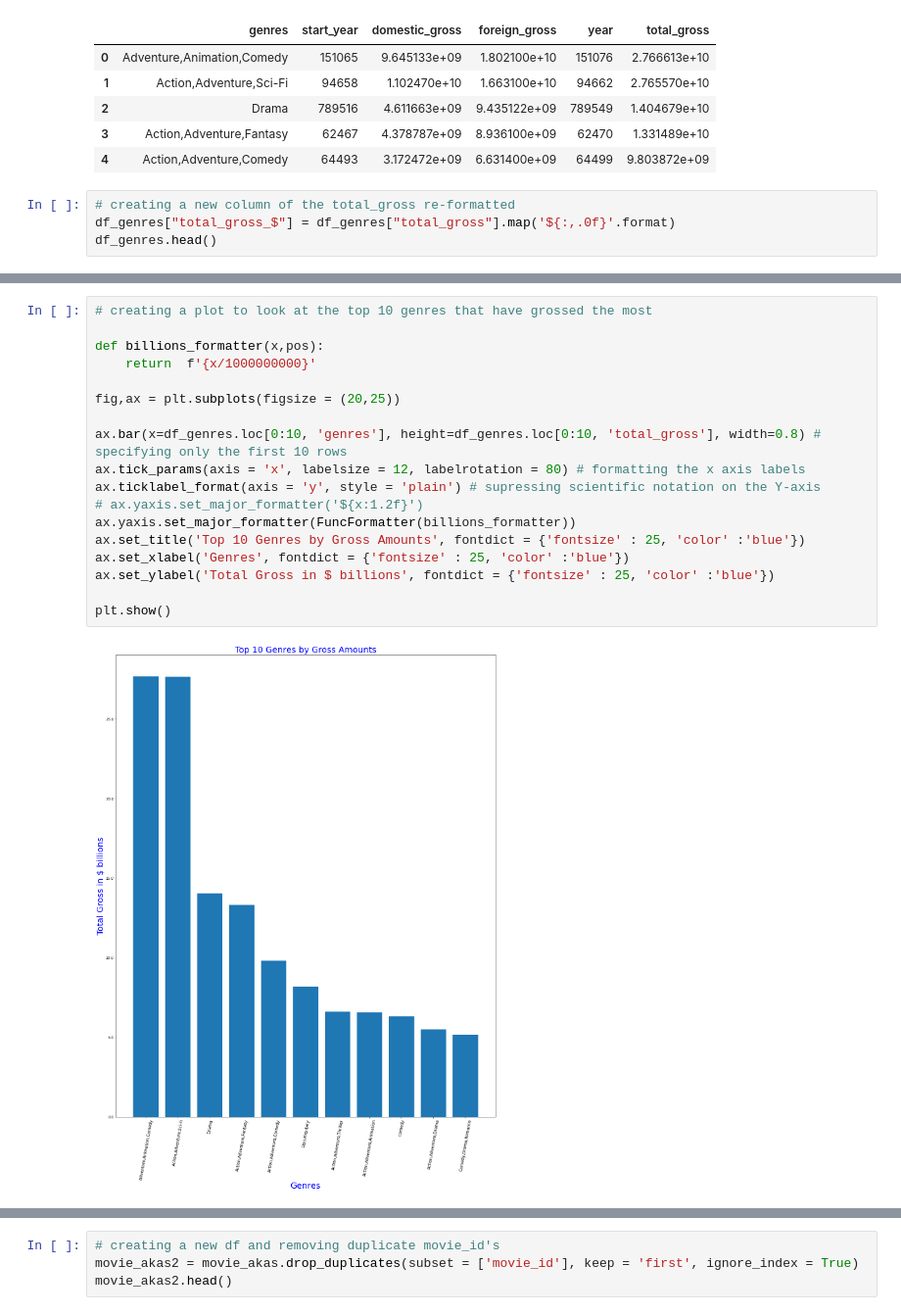
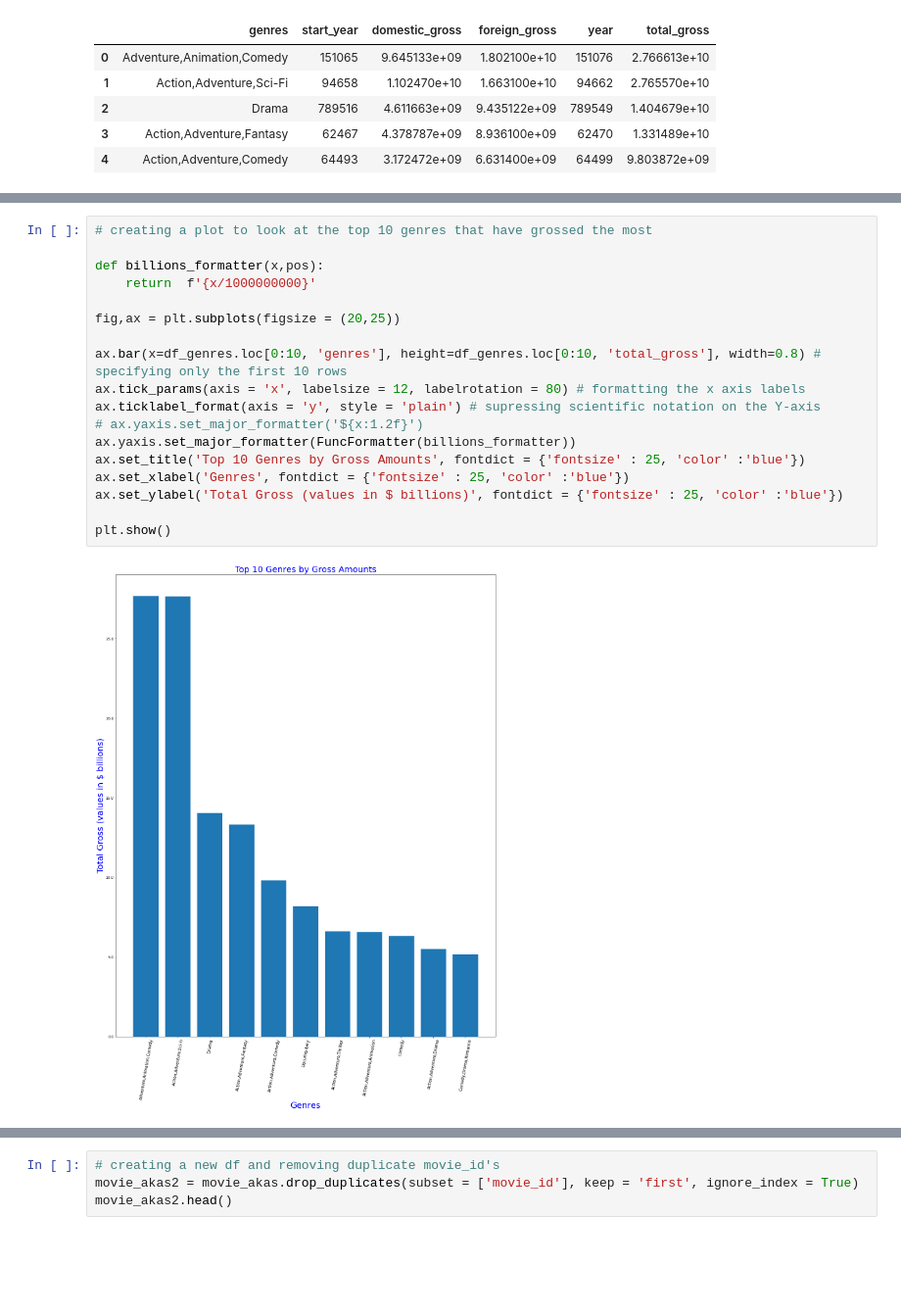
Before and after one commit to rahulakrish/movie_studio_recommendation, a Jupyter notebook: project_notebook.ipynb, the cells around one changed output, grey strips where cells are left out. Shown: that part at 98% size. Drawn from its saved outputs; the diff is of its cells as text; blank space fills up the shorter version.

```diff
--- a/project_notebook.ipynb
+++ b/project_notebook.ipynb
@@ -412,7 +404,3 @@ df_genres.head()
 | 2 | Drama | 789516 | 4.611663e+09 | 9.435122e+09 | 789549 | 1.404679e+10 |
 | 3 | Action,Adventure,Fantasy | 62467 | 4.378787e+09 | 8.936100e+09 | 62470 | 1.331489e+10 |
 | 4 | Action,Adventure,Comedy | 64493 | 3.172472e+09 | 6.631400e+09 | 64499 | 9.803872e+09 |
-# %%
-# creating a new column of the total_gross re-formatted
-df_genres["total_gross_$"] = df_genres["total_gross"].map('${:,.0f}'.format)
-df_genres.head()
@@ -426,20 +407,20 @@ df_genres.head()
 # %%
 # creating a plot to look at the top 10 genres that have grossed the most
 
 def billions_formatter(x,pos):
     return  f'{x/1000000000}'
 
 fig,ax = plt.subplots(figsize = (20,25))
 
 ax.bar(x=df_genres.loc[0:10, 'genres'], height=df_genres.loc[0:10, 'total_gross'], width=0.8) # specifying only the first 10 rows
 ax.tick_params(axis = 'x', labelsize = 12, labelrotation = 80) # formatting the x axis labels
 ax.ticklabel_format(axis = 'y', style = 'plain') # supressing scientific notation on the Y-axis
 # ax.yaxis.set_major_formatter('${x:1.2f}')
 ax.yaxis.set_major_formatter(FuncFormatter(billions_formatter))
 ax.set_title('Top 10 Genres by Gross Amounts', fontdict = {'fontsize' : 25, 'color' :'blue'})
 ax.set_xlabel('Genres', fontdict = {'fontsize' : 25, 'color' :'blue'})
-ax.set_ylabel('Total Gross in $ billions', fontdict = {'fontsize' : 25, 'color' :'blue'})
+ax.set_ylabel('Total Gross (values in $ billions)', fontdict = {'fontsize' : 25, 'color' :'blue'})
 
 plt.show()
 # %% [output]
-[figure, old version]
+[figure, new version]
```
Also changed, not shown: parts of 41 cells of this notebook.
